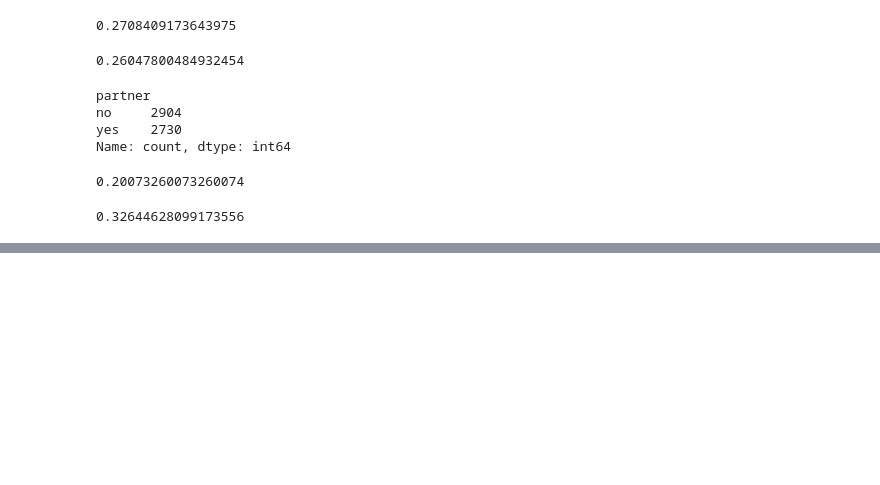
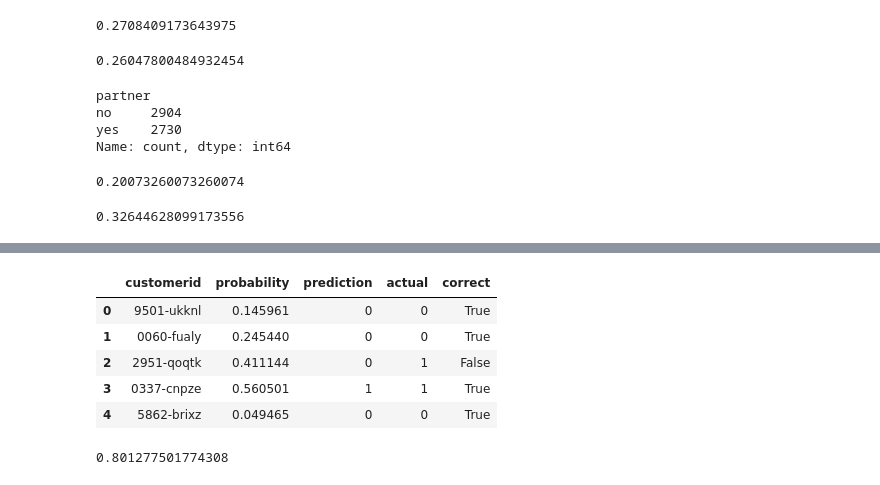
Before and after one commit to rexsimiloluwah/machine-learning-zoomcamp-23, a Jupyter notebook: Module 3/notebook.ipynb, the cells around one changed output, grey strips where cells are left out. Cells and saved outputs as stored; diff of their text form; code cells hidden in the pictures; blank space fills up the shorter version.

```diff
--- a/Module 3/notebook.ipynb
+++ b/Module 3/notebook.ipynb
@@ -276,0 +510,3 @@ df_group["diff"]
+# %%
+model = LogisticRegression()
+model.fit(X_train, y_train)
@@ -276,0 +552,3 @@ df_group["diff"]
+# %%
+# Soft predictions: returns the probability of the predictons
+y_val_pred = model.predict_proba(X_val)[:, 1]
@@ -276,0 +560,2 @@ df_group["diff"]
+# %%
+churn_decision = (y_val_pred >= 0.5).astype("int")
@@ -276,0 +571,6 @@ df_group["diff"]
+# %%
+val_df_pred = df_val[["customerid"]].copy()
+val_df_pred["probability"] = y_val_pred
+val_df_pred["prediction"] = churn_decision
+val_df_pred["actual"] = y_val
+val_df_pred.head()
@@ -276,0 +584,14 @@ df_group["diff"]
+# %%
+val_df_pred["correct"] = val_df_pred["prediction"] == val_df_pred["actual"]
+val_df_pred.head()
+# %% [output]
+|  | customerid | probability | prediction | actual | correct |
+| 0 | 9501-ukknl | 0.145961 | 0 | 0 | True |
+| 1 | 0060-fualy | 0.245440 | 0 | 0 | True |
+| 2 | 2951-qoqtk | 0.411144 | 0 | 1 | False |
+| 3 | 0337-cnpze | 0.560501 | 1 | 1 | True |
+| 4 | 5862-brixz | 0.049465 | 0 | 0 | True |
+# %%
+val_df_pred["correct"].mean()
+# %% [output]
+0.801277501774308
```
Also changed, not shown: parts of 70 cells of this notebook, 1 other file.
